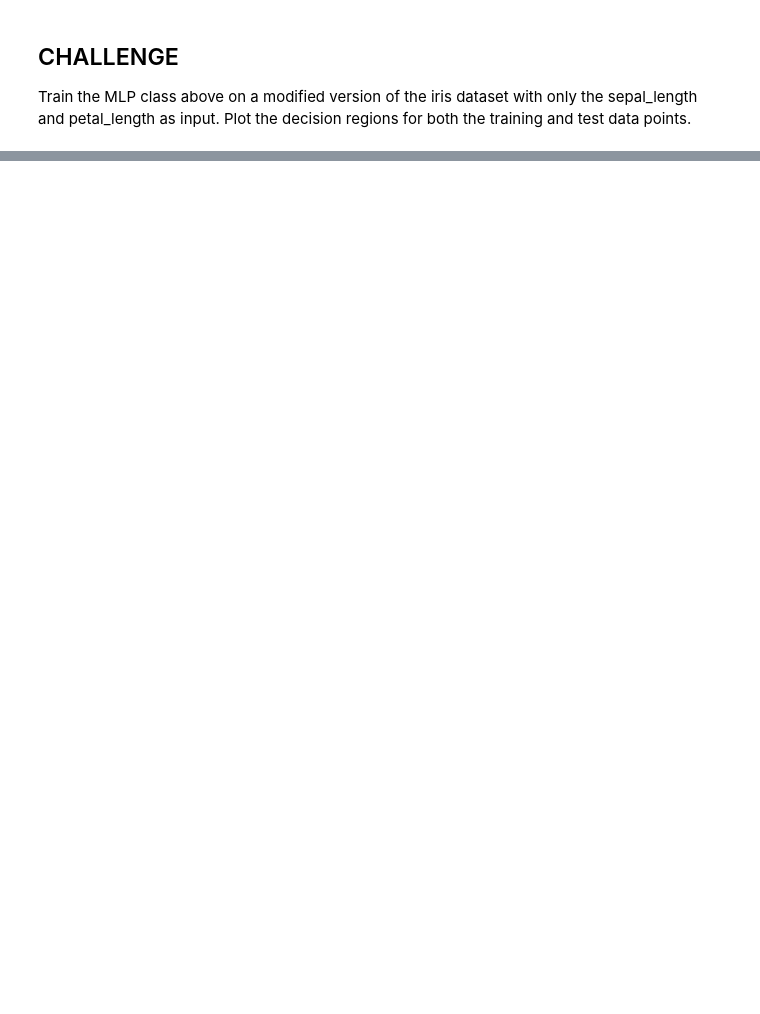
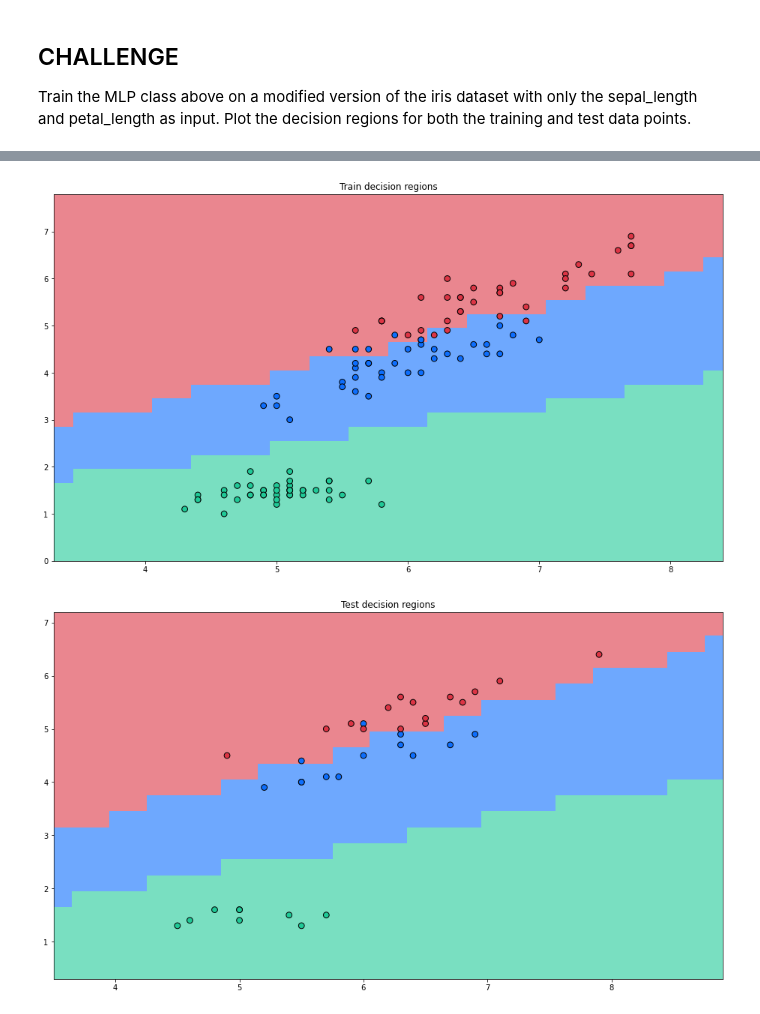
Before and after one commit to KadeSalvo/cs6600-notebooks, a Jupyter notebook: 07-neural_networks.ipynb, the cells around one changed output, grey strips where cells are left out. Drawn from its saved outputs; the diff is of its cells as text; code cells hidden in the pictures; blank space fills up the shorter version.

```diff
--- a/07-neural_networks.ipynb
+++ b/07-neural_networks.ipynb
@@ -618,0 +617,29 @@ Train the MLP class above on a modified version of the iris dataset with only th
+# %%
+# TODO
+data = sns.load_dataset("iris")
+
+#Delete the other inputs
+del data['sepal_width']
+del data['petal_width']
+
+print(data)
+
+data.iloc[:, -1] = data.iloc[:, -1].apply(lambda x: 0 if x == 'setosa' else (1 if x == 'versicolor' else 2))
+
+ds = my.DataSet(data, y=True)
+
+train, test = ds.train_test_split(test_portion=.25, shuffle=True)
+
+
+mlp = MultilayerPerceptron(train, nHidden=15, epochs=1000, eta=.01)
+mlp.fit()
+
+cm = my.confusion_matrix(train.target, mlp.predict(train.inputs))
+accuracy = np.trace(cm) / np.sum(cm)
+print(cm)
+print('Training accuracy: ', accuracy)
+
+cm = my.confusion_matrix(test.target, mlp.predict(test.inputs))
+accuracy = np.trace(cm) / np.sum(cm)
+print(cm)
+print('Testing accuracy: ', accuracy)
@@ -618,0 +664,9 @@ Train the MLP class above on a modified version of the iris dataset with only th
+# %%
+#Train Regions
+my.plot_decision_regions(train.inputs, train.target, mlp, resolution=0.3, title="Train decision regions")
+
+#Test Regions
+my.plot_decision_regions(test.inputs, test.target, mlp, resolution=0.3, title="Test decision regions")
+# %% [output]
+[figure, added]
+[figure, added]
```
Also changed, not shown: parts of 12 cells of this notebook.
